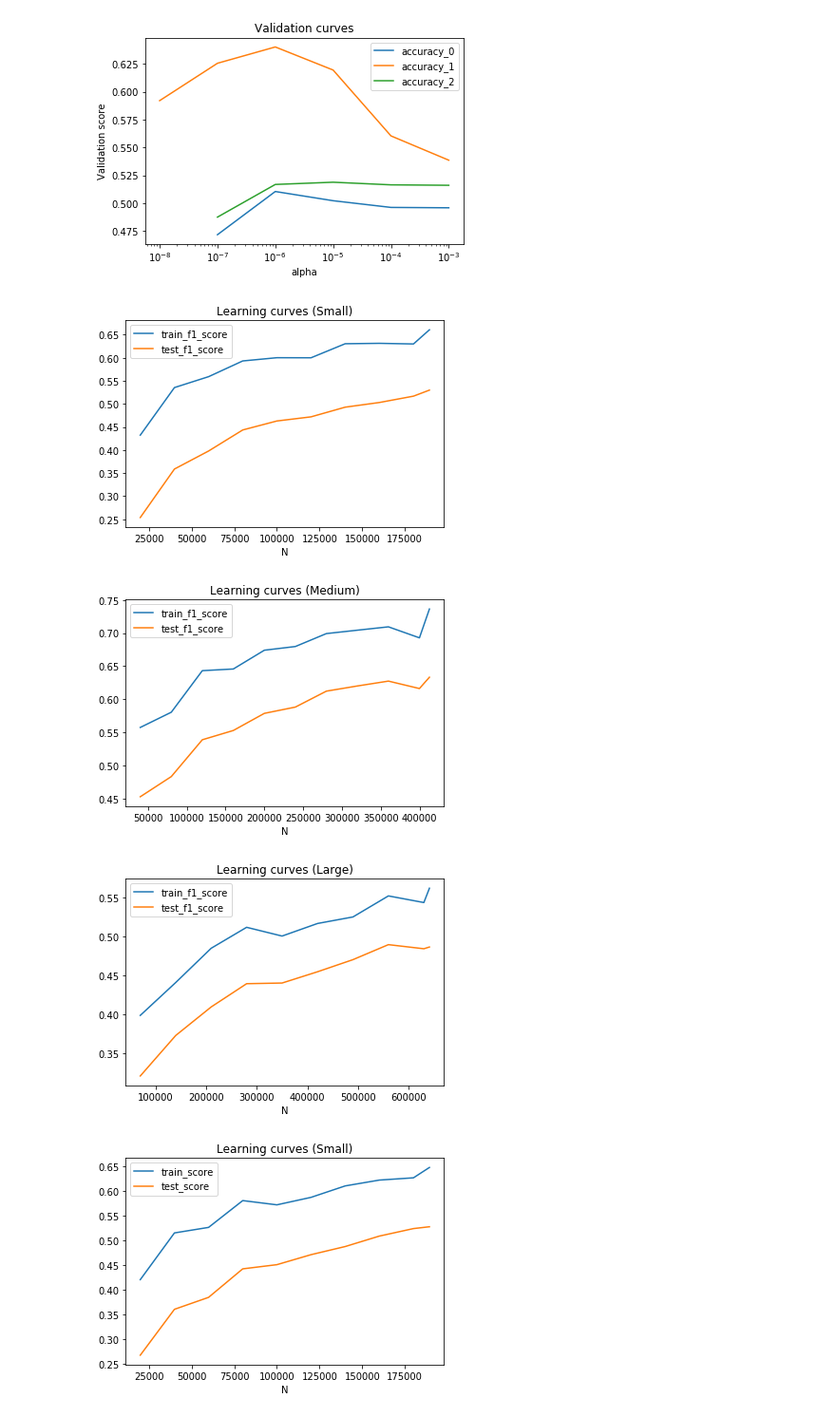
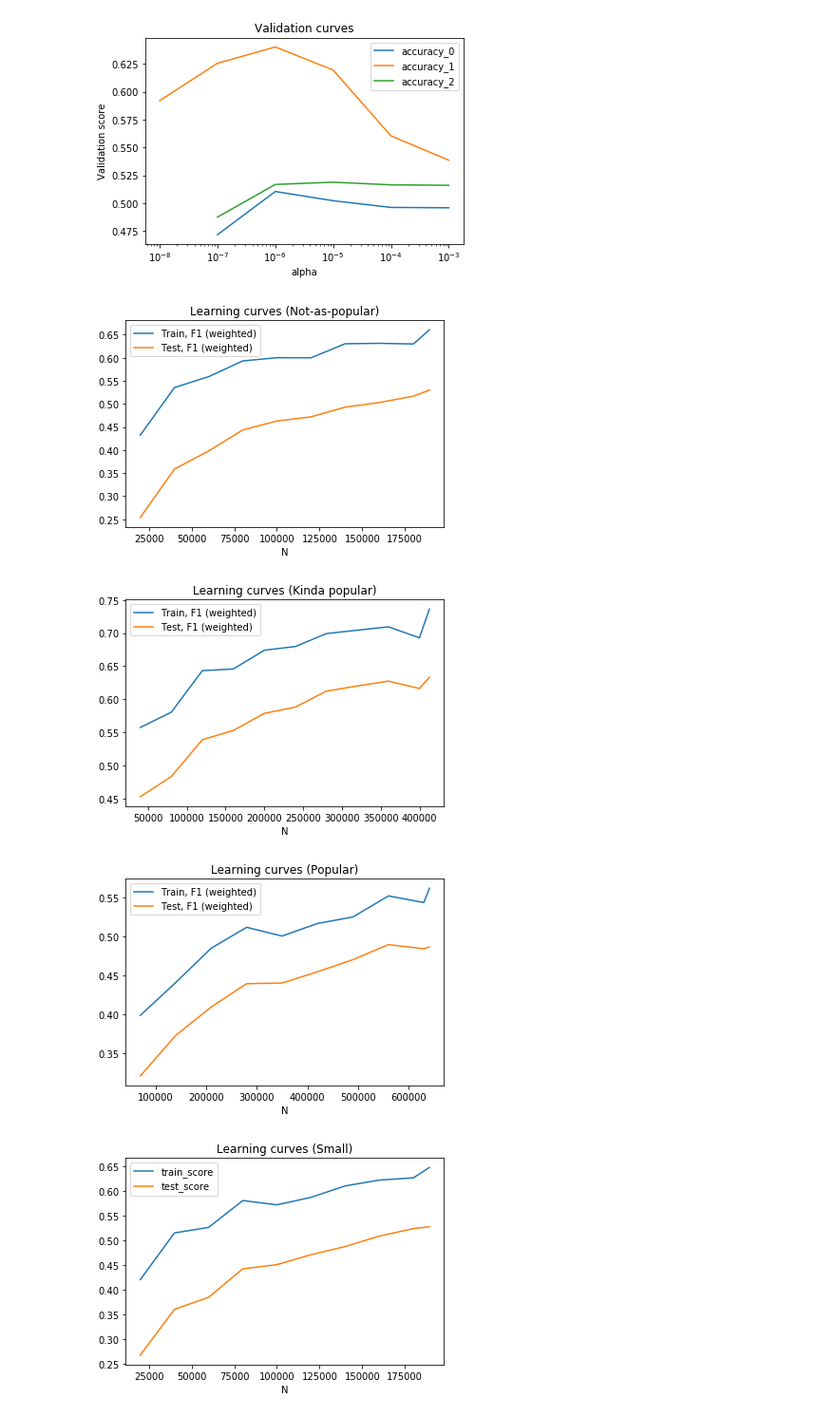
Before and after one commit to wesbarnett/insight, a Jupyter notebook: plots/Plots.ipynb, the cells around one changed output. Shown at 95% size. Cells and saved outputs as stored; diff of their text form; code cells hidden in the pictures.

```diff
--- a/MODELS/Plots.ipynb
+++ b/plots/Plots.ipynb
@@ -33,15 +35,15 @@ plt.xscale('log')
 [figure]
 # %%
 for i, j in zip(['learning_curve_2.txt', 'learning_curve_1.txt', 'learning_curve_0.txt'],
-    ['Small', 'Medium', 'Large']):
+    ['Not-as-popular', 'Kinda popular', 'Popular']):
     df = pd.read_csv(i, delim_whitespace=True)
-    ax = df.plot('N', 'train_f1_score')
-    df.plot('N', 'test_f1_score', ax=ax)
+    ax = df.plot('N', 'train_f1_score', label='Train, F1 (weighted)')
+    df.plot('N', 'test_f1_score', ax=ax, label='Test, F1 (weighted)')
     plt.title(f'Learning curves ({j})')
 # %% [output]
-[figure, old version]
+[figure, new version]
-[figure, old version]
+[figure, new version]
-[figure, old version]
+[figure, new version]
 # %%
 for i, j in zip(['learning_curve_2.txt', 'learning_curve_1.txt', 'learning_curve_0.txt'],
     ['Small', 'Medium', 'Large']):
```
Also changed, not shown: parts of 1 cell of this notebook, 4 other files.
